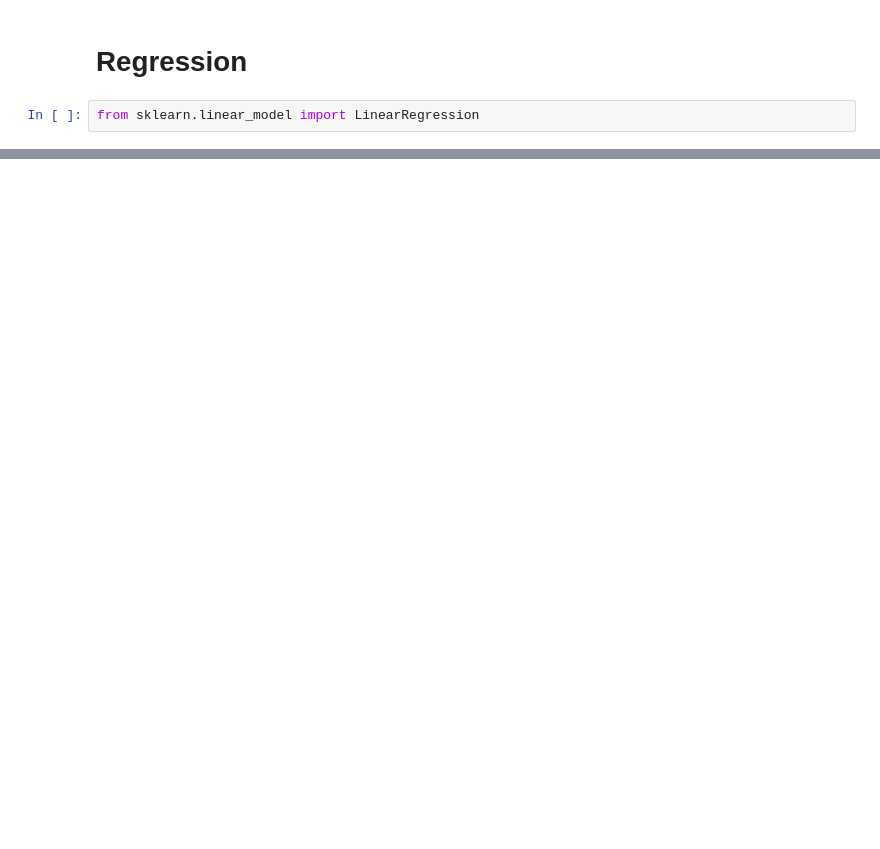
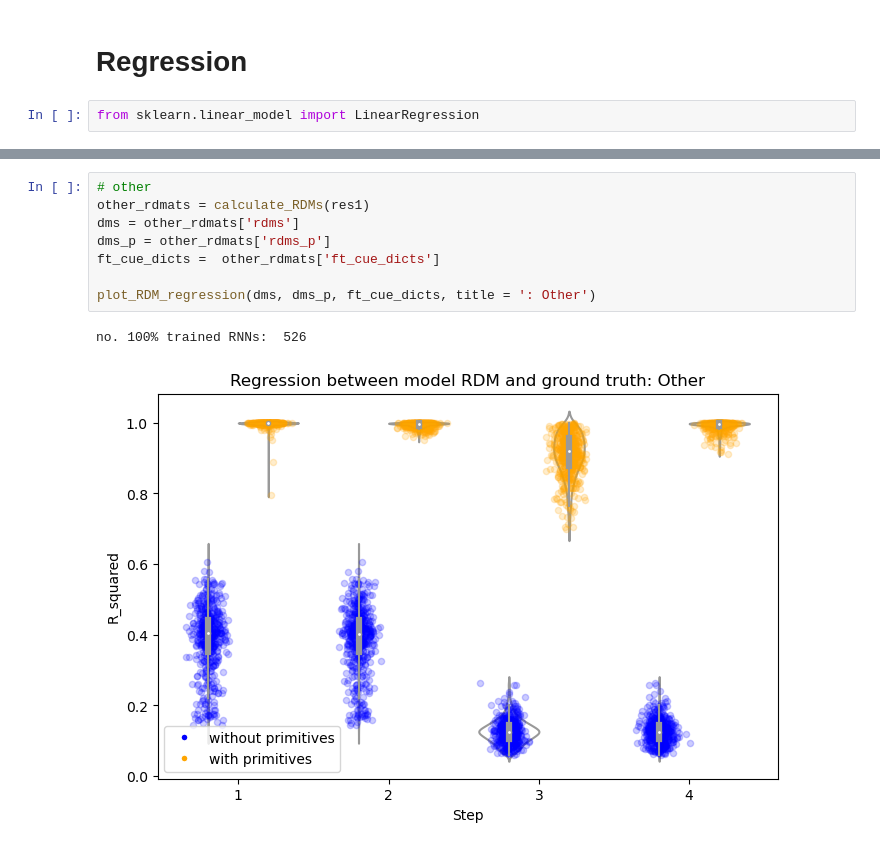
Before and after one commit to aranas/compositional_learning, a Jupyter notebook: _RNN_querymark/RDM_regression.ipynb, the cells around one changed output, grey strips where cells are left out. Saved outputs shown, nothing was run; the diff lists cells and outputs as text; blank space fills up the shorter version.

```diff
--- a/_RNN_querymark/RDM_regression.ipynb
+++ b/_RNN_querymark/RDM_regression.ipynb
@@ -290,0 +373,11 @@ def regress_RDM_abs(s, dms):
+# %%
+# other
+other_rdmats = calculate_RDMs(res1)
+dms = other_rdmats['rdms']
+dms_p = other_rdmats['rdms_p']
+ft_cue_dicts =  other_rdmats['ft_cue_dicts']
+
+plot_RDM_regression(dms, dms_p, ft_cue_dicts, title = ': Other')
+# %% [output]
+no. 100% trained RNNs:  526
+[figure, added]
```
Also changed, not shown: parts of 22 cells of this notebook, 9 other files.
